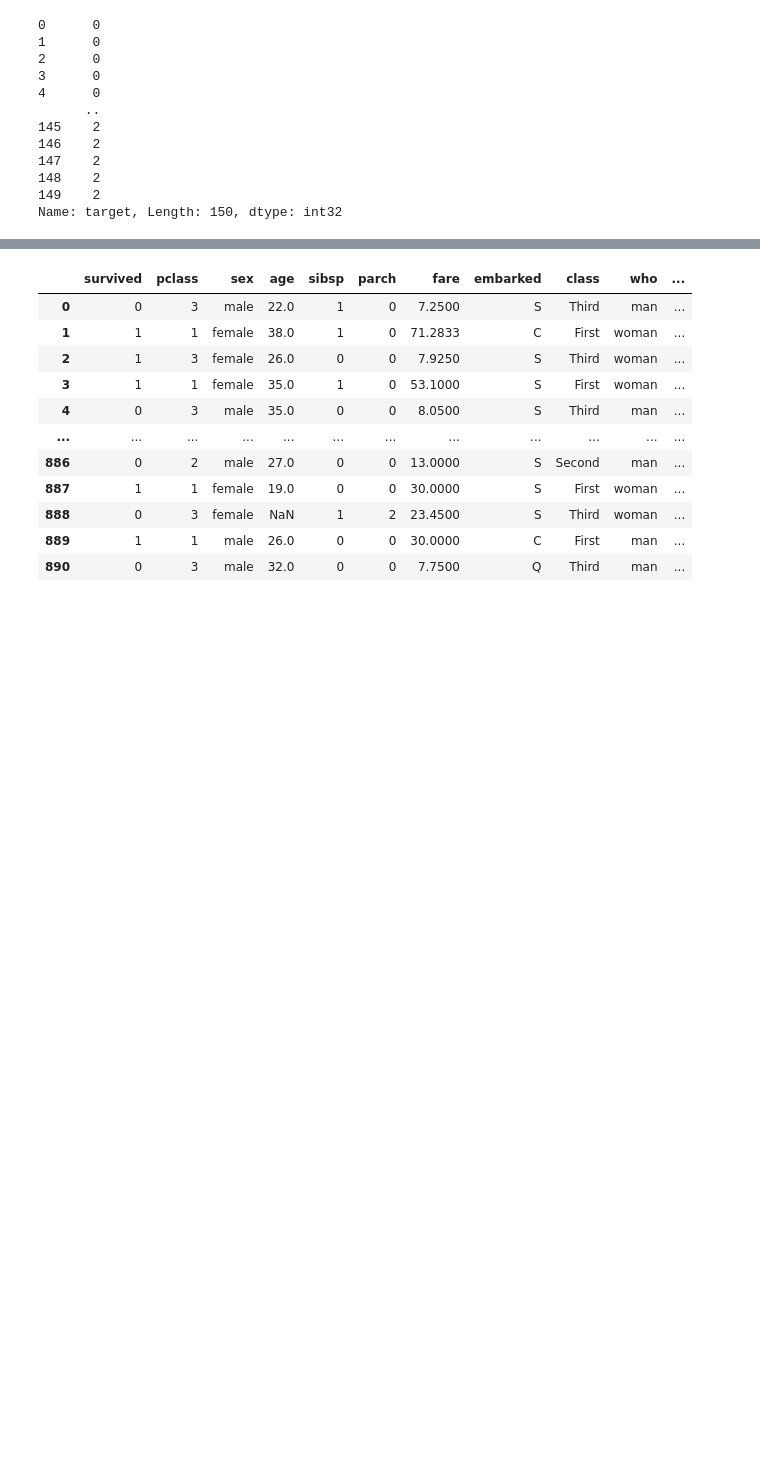
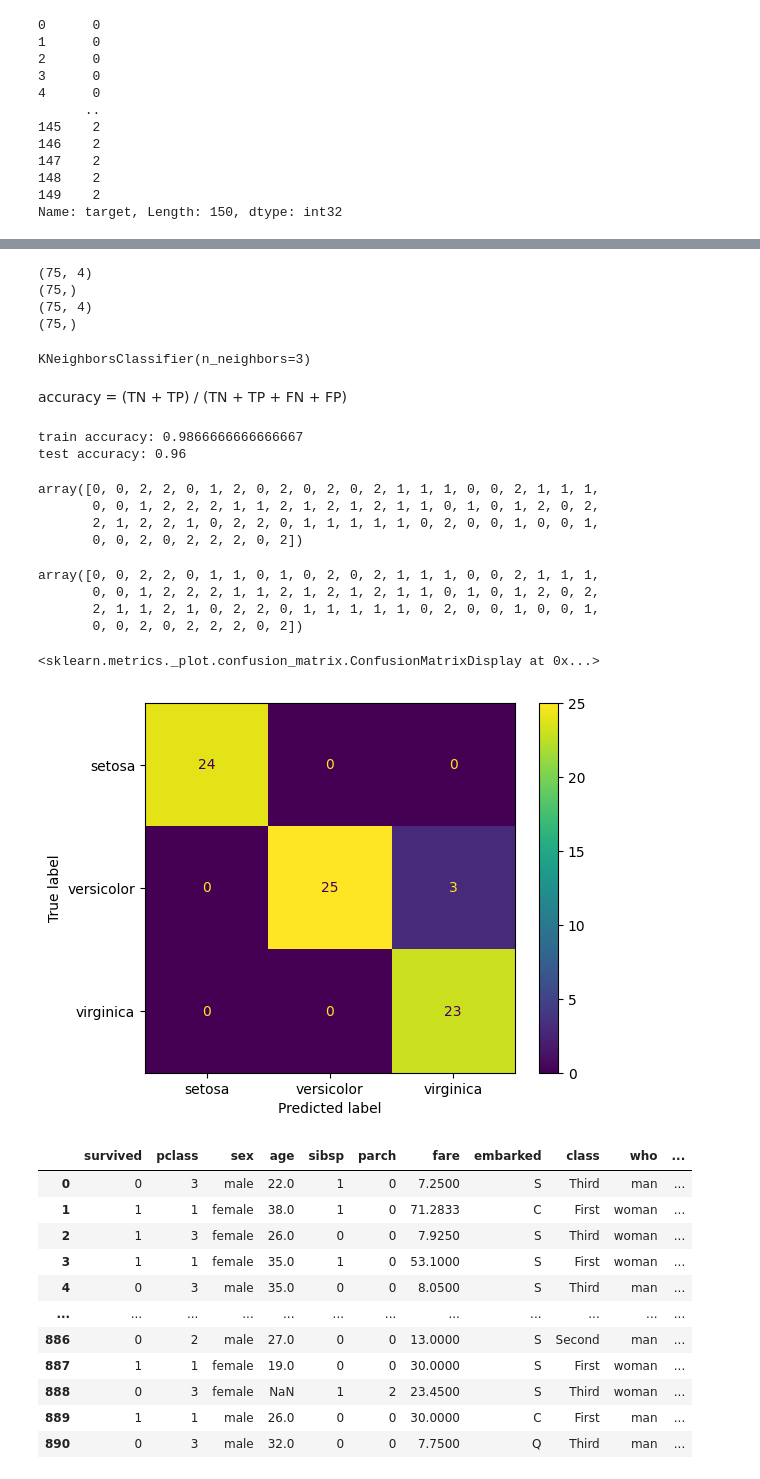
Before and after one commit to natalija-oki/Python_mokymai, a Jupyter notebook: lesson_9.ipynb, the cells around one changed output, grey strips where cells are left out. Saved outputs shown, nothing was run; the diff lists cells and outputs as text; code cells hidden in the pictures; blank space fills up the shorter version.

```diff
--- a/lesson_9.ipynb
+++ b/lesson_9.ipynb
@@ -355,3 +372,57 @@ Name: target, Length: 150, dtype: int32
+# %%
+X_train, X_test, y_train, y_test = train_test_split(x_data, y_data, test_size=0.5)
+# %%
+print (X_train.shape)
+print (y_train.shape)
+print (X_test.shape)
+print (y_test.shape)
+# %% [output]
+(75, 4)
+(75,)
+(75, 4)
+(75,)
+# %%
+from sklearn.neighbors import KNeighborsClassifier
+
+model = KNeighborsClassifier(n_neighbors=3)
+# %%
+model.fit(X_train, y_train)
+# %% [output]
+KNeighborsClassifier(n_neighbors=3)
+# %% [markdown]
+accuracy = (TN + TP) / (TN + TP + FN + FP)
+# %%
+print(f'train accuracy: {model.score(X_train, y_train) }')
+print(f'test accuracy: {model.score(X_test, y_test) }')
+# %% [output]
+train accuracy: 0.9866666666666667
+test accuracy: 0.96
+# %%
+pred_test = model.predict(X_test)
+pred_test
+# %% [output]
+array([0, 0, 2, 2, 0, 1, 2, 0, 2, 0, 2, 0, 2, 1, 1, 1, 0, 0, 2, 1, 1, 1,
+       0, 0, 1, 2, 2, 2, 1, 1, 2, 1, 2, 1, 2, 1, 1, 0, 1, 0, 1, 2, 0, 2,
+       2, 1, 2, 2, 1, 0, 2, 2, 0, 1, 1, 1, 1, 1, 0, 2, 0, 0, 1, 0, 0, 1,
+       0, 0, 2, 0, 2, 2, 2, 0, 2])
+# %%
+y_test.to_numpy()
+# %% [output]
+array([0, 0, 2, 2, 0, 1, 1, 0, 1, 0, 2, 0, 2, 1, 1, 1, 0, 0, 2, 1, 1, 1,
+       0, 0, 1, 2, 2, 2, 1, 1, 2, 1, 2, 1, 2, 1, 1, 0, 1, 0, 1, 2, 0, 2,
+       2, 1, 1, 2, 1, 0, 2, 2, 0, 1, 1, 1, 1, 1, 0, 2, 0, 0, 1, 0, 0, 1,
+       0, 0, 2, 0, 2, 2, 2, 0, 2])
+# %%
+from sklearn.metrics import ConfusionMatrixDisplay
+
+iris = datasets.load_iris()
+
+
+ConfusionMatrixDisplay.from_predictions(
+   y_test.to_numpy(), pred_test, display_labels=iris['target_names'])
+# %% [output]
+<sklearn.metrics._plot.confusion_matrix.ConfusionMatrixDisplay at 0x...>
+[figure, added]
 # %%
 import seaborn as sns
 
```
Also changed, not shown: parts of 18 cells of this notebook.
